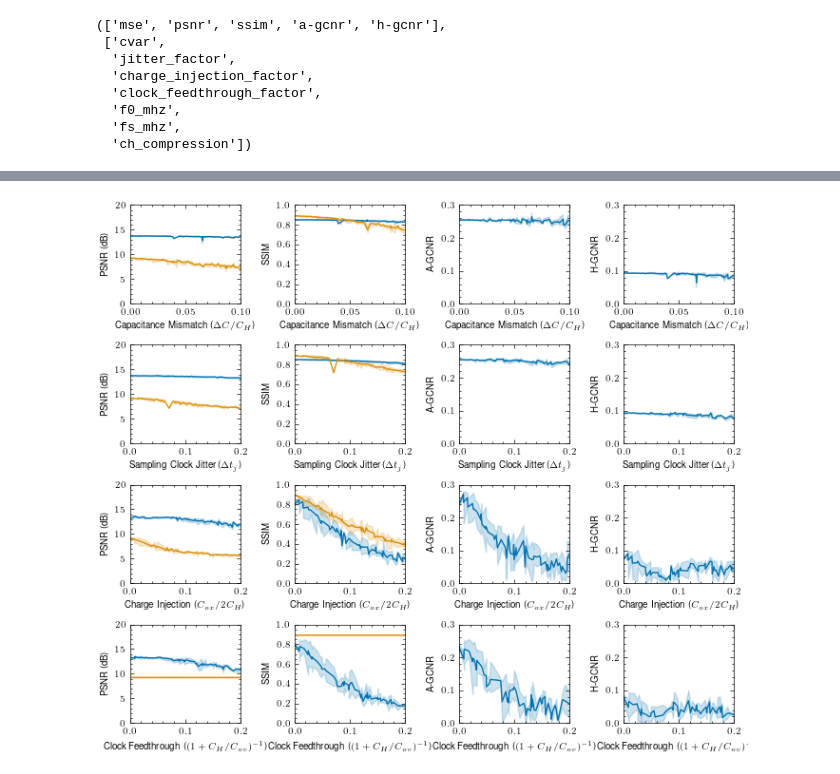
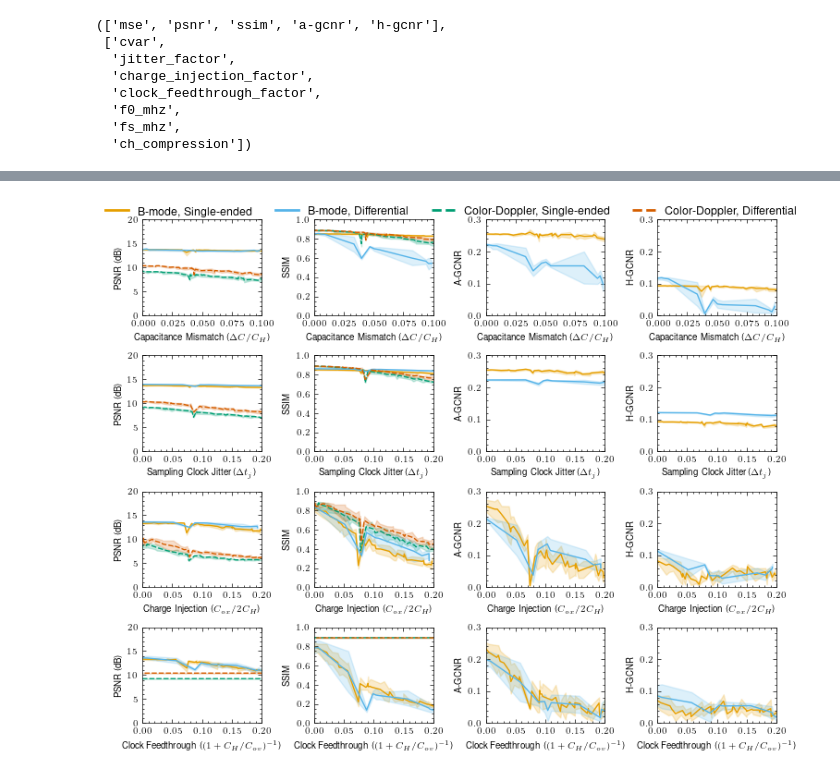
Before and after one commit to das-dias/us_uoc_afe_evaluation, a Jupyter notebook: cmux_evaluation_monte_carlo.ipynb, the cells around one changed output, grey strips where cells are left out. Drawn from its saved outputs; the diff is of its cells as text; code cells hidden in the pictures.

Commit message:
Added a matched differential circuit model study, to observe how controlled differential matched sampling circuits improve overall performance.

```diff
--- a/cmux_evaluation_monte_carlo.ipynb
+++ b/cmux_evaluation_monte_carlo.ipynb
@@ -843,6 +854,6 @@ cs_cmux_eval_df
 # %%
 yvars = list(cs_cmux_eval_df.columns[:5])
-xvars = list(cs_cmux_eval_df.columns[5:-1])
+xvars = list(cs_cmux_eval_df.columns[5:-2])
 yvars, xvars
 # %% [output]
 (['mse', 'psnr', 'ssim', 'a-gcnr', 'h-gcnr'],
@@ -854,7 +865,7 @@ yvars, xvars
   'fs_mhz',
   'ch_compression'])
 # %%
-batch_size = 3
+batch_size = 5
 group_id = np.arange(len(cs_cmux_eval_df)) // batch_size
 
 for xvar in xvars:
@@ -885,32 +897,79 @@ PosixPath('/Users/dasdias/Documents/PhD-NOVA/writting/DataAndSOTA/tcasi_journal'
 # %%
-fig, ax = plt.subplots(len(xvars[:4]),len(yvars[1:]), figsize=(7,6))
+import matplotlib.pyplot as plt
+import seaborn as sns
+from matplotlib.lines import Line2D
 
-letters = [c for c in range(ord('a'),ord('z')+1)]
+# Define custom colors for each model-mode combination
+color_map = {
+    ('B-mode', 'single-ended'): '#E69F00',      # Orange
+    ('B-mode', 'differential'): '#56B4E9',      # Sky blue
+    ('Color-Doppler', 'single-ended'): '#009E73',  # Bluish green
+    ('Color-Doppler', 'differential'): '#D55E00',  # Vermillion/Red-orange
+}
+
+fig, ax = plt.subplots(len(xvars[:4]), len(yvars[1:]), figsize=(7.5,6))
 
 labels = {
     'cvar': 'Capacitance Mismatch ($\Delta C / C_H$)',
     'jitter_factor': 'Sampling Clock Jitter ($\Delta t_j$)',
     'charge_injection_factor': 'Charge Injection ($C_{ox} / 2C_H$)',
     'clock_feedthrough_factor': 'Clock Feedthrough ($(1 + C_H / C_{ov})^{-1}$)'
 }
 
 for i, yvar in enumerate(yvars[1:]):
     for j, xvar in enumerate(xvars[:4]):
         data = cs_cmux_eval_df if xvar != 'mean_gain_error_factor' else cs_cmux_eval_df[cs_cmux_eval_df['gain_error_factor'] != np.inf]
-        sns.lineplot(data=data[data[xvar] != 0.0], x='mean_'+xvar, y=yvar, ax=ax[j, i], hue='mode', legend=False,palette='colorblind')
-        #ax[0, yvars.index(yvar)].set_xlabel(xvar.upper())
-        #ax[j, i].set_xscale('log')
+
+        # Filter and create combined column
+        data_filtered = data[data[xvar] != 0.0].copy()
+        data_filtered['mode_model'] = list(zip(data_filtered['mode'], data_filtered['model']))
+
+        sns.lineplot(
+            data=data_filtered,
+            x='mean_'+xvar,
+            y=yvar,
+            ax=ax[j, i],
+            hue='mode_model',
+            style='mode',
+            legend=False,
+            palette=color_map
+        )
+
         if yvar == 'ssim':
             ax[j, i].set_ylim(0.0, 1.0)
-        elif yvar == 'psnr': ax[j, i].set_ylim(0.0, 20)
-        else: ax[j, i].set_ylim(0.0, 0.3)
+        elif yvar == 'psnr':
+            ax[j, i].set_ylim(0.0, 20)
+        else:
+            ax[j, i].set_ylim(0.0, 0.3)
+
         ax[j,i].set_xlim(0.0, 0.2)
-        if xvar == 'cvar': ax[j,i].set_xlim(0.0, 0.1)
+        if xvar == 'cvar':
+            ax[j,i].set_xlim(0.0, 0.1)
+
         ax[j,i].set_ylabel(yvar.upper())
-        if yvar == 'psnr': ax[j,i].set_ylabel(yvar.upper() + ' (dB)')
+        if yvar == 'psnr':
+            ax[j,i].set_ylabel(yvar.upper() + ' (dB)')
         ax[j,i].set_xlabel(labels[xvar])
 
+# Create custom legend
+legend_elements = [
+    Line2D([0], [0], color='#E69F00', lw=2, label='B-mode, Single-ended'),
+    Line2D([0], [0], color='#56B4E9', lw=2, label='B-mode, Differential'),
+    Line2D([0], [0], color='#009E73', lw=2, ls='--', label='Color-Doppler, Single-ended'),
+    Line2D([0], [0], color='#D55E00', lw=2, ls='--', label='Color-Doppler, Differential'),
+]
+
+# Add legend at the top of the figure
+fig.legend(
+    handles=legend_elements,
+    loc='upper center',
+    ncol=4,
+    bbox_to_anchor=(0.5, 1.02),
+    frameon=False,
+    fontsize=9
+)
+
 fig.tight_layout()
-fig.savefig(savedir/'mc_cs_cmux_color_doppler_bmode_eval_results.pdf', dpi=300)
+fig.savefig(savedir/'mc_cs_cmux_color_doppler_bmode_eval_results.pdf', dpi=300, bbox_inches='tight')
 # %% [output]
-[figure, old version]
+[figure, new version]
```
Also changed, not shown: parts of 4 cells of this notebook, 4 other files.
